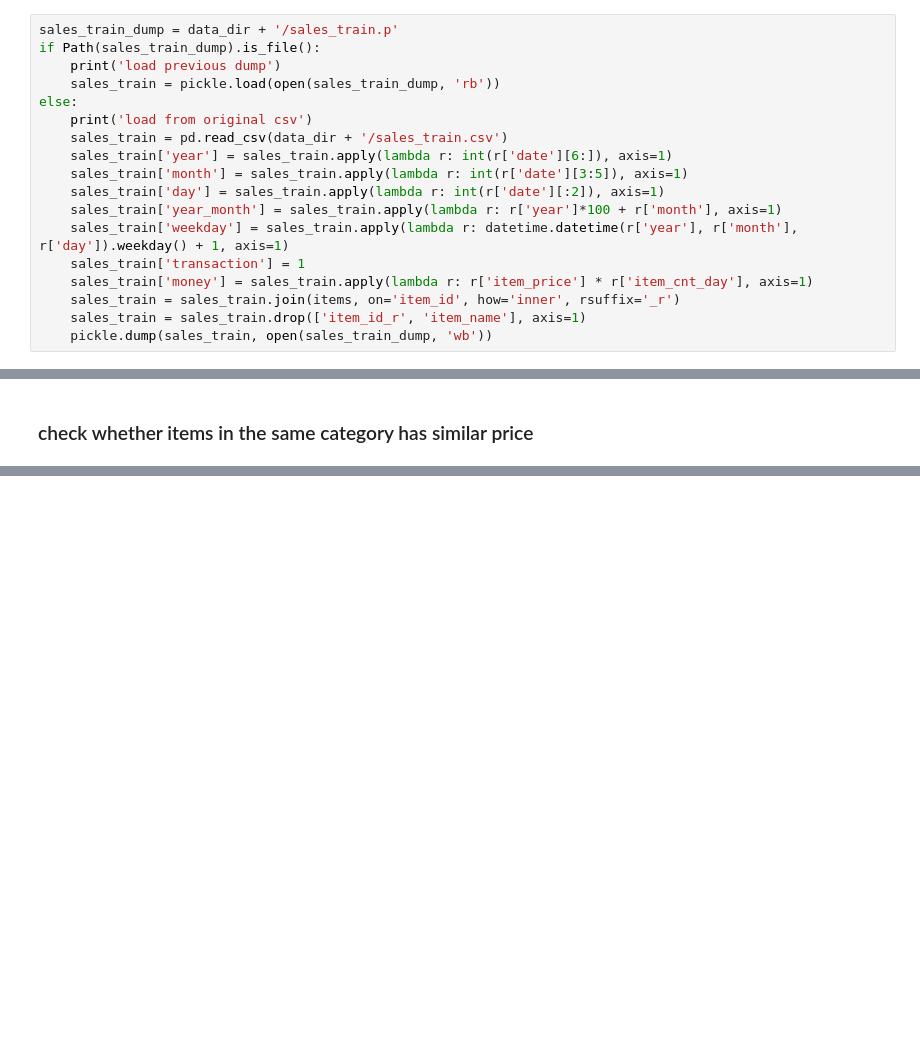
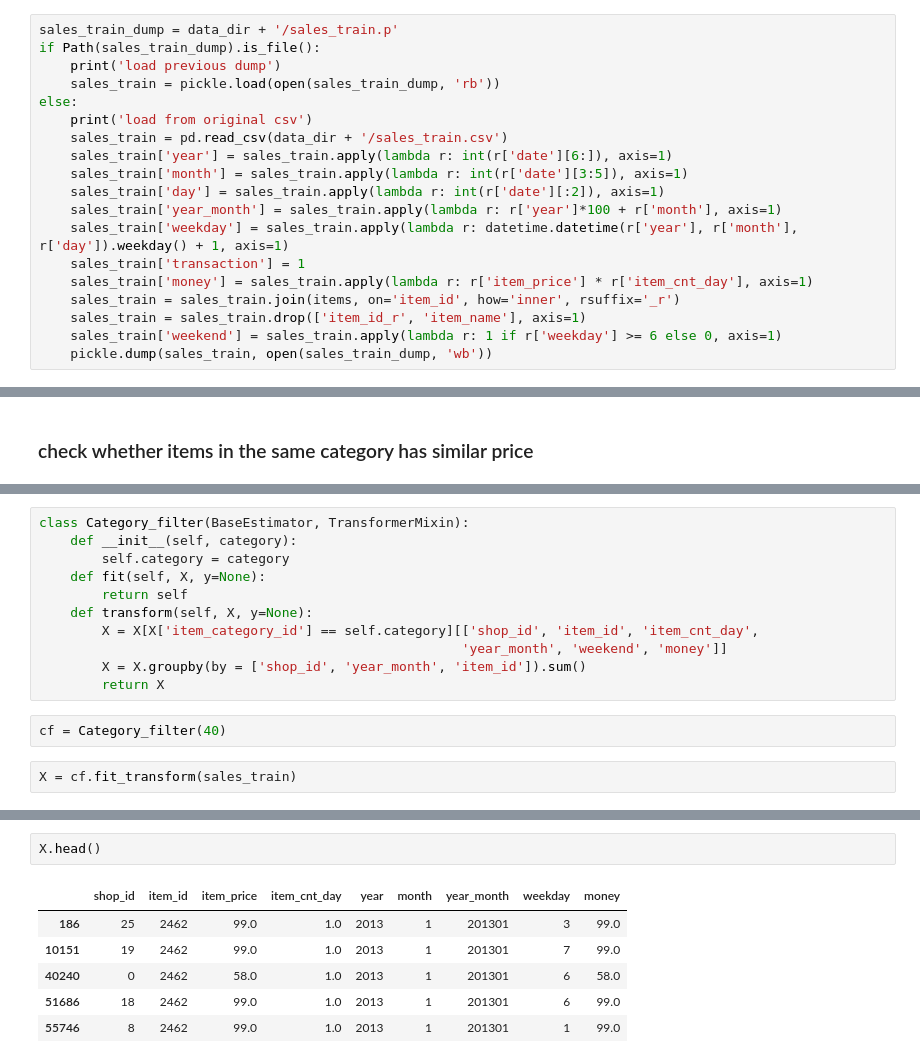
Before and after one commit to anhualin/MyLearning, a Jupyter notebook: Coursera/Data_science_competition/Proj_EDA.ipynb, the cells around one changed output, grey strips where cells are left out. Cells and saved outputs as stored; diff of their text form; blank space fills up the shorter version.

```diff
--- a/Coursera/Data_science_competition/Proj_EDA.ipynb
+++ b/Coursera/Data_science_competition/Proj_EDA.ipynb
@@ -42,6 +42,7 @@ else:
     sales_train['money'] = sales_train.apply(lambda r: r['item_price'] * r['item_cnt_day'], axis=1)
     sales_train = sales_train.join(items, on='item_id', how='inner', rsuffix='_r')
     sales_train = sales_train.drop(['item_id_r', 'item_name'], axis=1)
+    sales_train['weekend'] = sales_train.apply(lambda r: 1 if r['weekday'] >= 6 else 0, axis=1)
     pickle.dump(sales_train, open(sales_train_dump, 'wb'))
 # %% [output]
 load previous dump
@@ -200,0 +212,15 @@ df = by_year_month(shop=4, item_category=42)
+# %%
+class Category_filter(BaseEstimator, TransformerMixin):
+    def __init__(self, category):
+        self.category = category
+    def fit(self, X, y=None):
+        return self
+    def transform(self, X, y=None):
+        X = X[X['item_category_id'] == self.category][['shop_id', 'item_id', 'item_cnt_day',
+                                                      'year_month', 'weekend', 'money']]
+        X = X.groupby(by = ['shop_id', 'year_month', 'item_id']).sum()
+        return X
+# %%
+cf = Category_filter(40)
+# %%
+X = cf.fit_transform(sales_train)
@@ -200,0 +241,9 @@ df = by_year_month(shop=4, item_category=42)
+# %%
+X.head()
+# %% [output]
+|  | shop_id | item_id | item_price | item_cnt_day | year | month | year_month | weekday | money |
+| 186 | 25 | 2462 | 99.0 | 1.0 | 2013 | 1 | 201301 | 3 | 99.0 |
+| 10151 | 19 | 2462 | 99.0 | 1.0 | 2013 | 1 | 201301 | 7 | 99.0 |
+| 40240 | 0 | 2462 | 58.0 | 1.0 | 2013 | 1 | 201301 | 6 | 58.0 |
+| 51686 | 18 | 2462 | 99.0 | 1.0 | 2013 | 1 | 201301 | 6 | 99.0 |
+| 55746 | 8 | 2462 | 99.0 | 1.0 | 2013 | 1 | 201301 | 1 | 99.0 |
```
Also changed, not shown: parts of 6 cells of this notebook, 1 other file.
